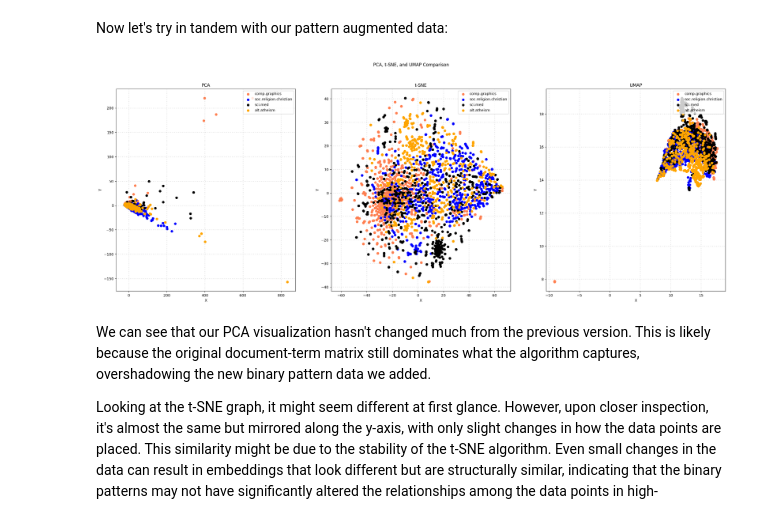
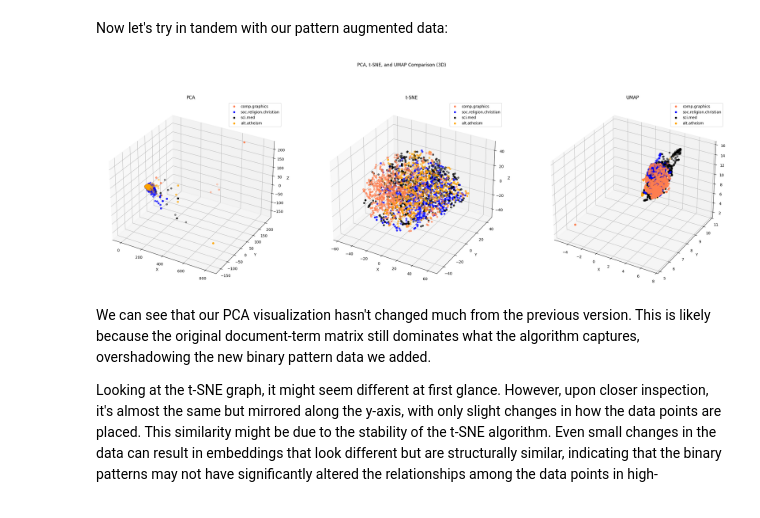
Before and after one commit to didiersalazar/DM2024-Lab1-Master, a Jupyter notebook: DM2024-Lab1-Homework.ipynb, the cells around one changed output. Saved outputs shown, nothing was run; the diff lists cells and outputs as text; code cells hidden in the pictures.

Commit message:
finish part 1 3d plot

```diff
--- a/DM2024-Lab1-Homework.ipynb
+++ b/DM2024-Lab1-Homework.ipynb
@@ -2175,45 +2392,46 @@ From the 2D PCA visualization above, we can see a slight "hint of separation in
 # %% [markdown]
 Now let's try in tandem with our pattern augmented data:
 # %%
-# This might take a couple of minutes to execute
-# Applying dimensionality reduction with both the document-term frequency data and the pattern derived data
-# Apply PCA, t-SNE, and UMAP to the data
-X_pca_aug = PCA(n_components=2).fit_transform(augmented_df.values)
-X_tsne_aug = TSNE(n_components=2).fit_transform(augmented_df.values)
-X_umap_aug = umap.UMAP(n_components=2).fit_transform(augmented_df.values)
+X_pca_aug = PCA(n_components=3).fit_transform(augmented_df.values)
+X_tsne_aug = TSNE(n_components=3).fit_transform(augmented_df.values)
+X_umap_aug = umap.UMAP(n_components=3).fit_transform(augmented_df.values)
 # %%
 # Plot the results in subplots
-col = ["coral", "blue", "black", "orange"]
-categories = X["category_name"].unique()
+fig = plt.figure(figsize=(30, 10))
+fig.suptitle("PCA, t-SNE, and UMAP Comparison (3D)")
 
-fig, axes = plt.subplots(
-    1, 3, figsize=(30, 10)
-)  # Create 3 subplots for PCA, t-SNE, and UMAP
-fig.suptitle("PCA, t-SNE, and UMAP Comparison")
+# Create 3D subplots for PCA, t-SNE, and UMAP
+ax1 = fig.add_subplot(131, projection="3d")
+ax2 = fig.add_subplot(132, projection="3d")
+ax3 = fig.add_subplot(133, projection="3d")
 
 
-# Define a function to create a scatter plot for each method
-def plot_scatter(ax, X_reduced, title):
+# Define a function to create 3D scatter plot for each method
+def plot_scatter_3d(ax, X_reduced, title):
     for c, category in zip(col, categories):
         xs = X_reduced[X["category_name"] == category].T[0]
         ys = X_reduced[X["category_name"] == category].T[1]
-        ax.scatter(xs, ys, c=c, marker="o", label=category)
+        zs = X_reduced[X["category_name"] == category].T[
+            2
+        ]  # This is the third dimension
+        ax.scatter(xs, ys, zs, c=c, marker="o", label=category)
 
     ax.grid(color="gray", linestyle=":", linewidth=2, alpha=0.2)
     ax.set_title(title)
     ax.set_xlabel("X")
     ax.set_ylabel("Y")
+    ax.set_zlabel("Z")
     ax.legend(loc="upper right")
 
 
-# Create scatter plots for PCA, t-SNE, and UMAP
-plot_scatter(axes[0], X_pca_aug, "PCA")
-plot_scatter(axes[1], X_tsne_aug, "t-SNE")
-plot_scatter(axes[2], X_umap_aug, "UMAP")
+# Plot scatter for PCA, t-SNE, and UMAP
+plot_scatter_3d(ax1, X_pca_aug, "PCA")
+plot_scatter_3d(ax2, X_tsne_aug, "t-SNE")
+plot_scatter_3d(ax3, X_umap_aug, "UMAP")
 
 plt.show()
 # %% [output]
-[figure, old version]
+[figure, new version]
 # %% [markdown]
 We can see that our PCA visualization hasn't changed much from the previous version. This is likely because the original document-term matrix still dominates what the algorithm captures, overshadowing the new binary pattern data we added.
 
```
Also changed, not shown: parts of 50 cells of this notebook, 6 other files.
